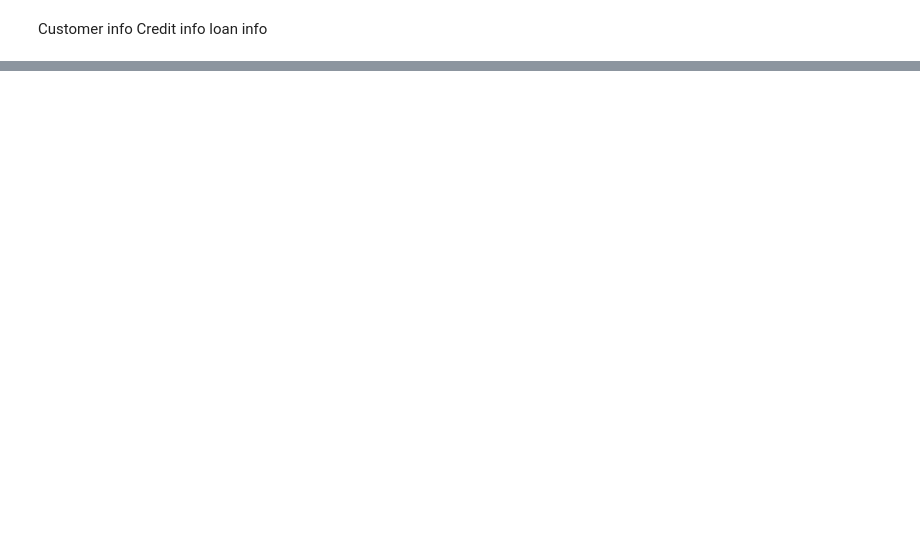
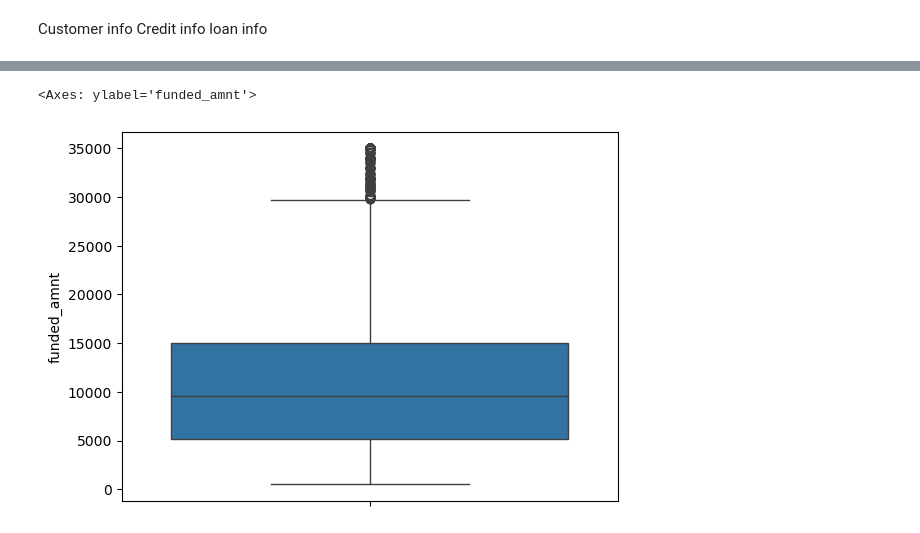
Before and after one commit to sunnyku/MS, a Jupyter notebook: case_study/staging.ipynb, the cells around one changed output, grey strips where cells are left out. Drawn from its saved outputs; the diff is of its cells as text; code cells hidden in the pictures; blank space fills up the shorter version.

```diff
--- a/case_study/staging.ipynb
+++ b/case_study/staging.ipynb
@@ -257,0 +441,5 @@ new_df.head()
+# %%
+sns.boxplot(data1.funded_amnt)
+# %% [output]
+<Axes: ylabel='funded_amnt'>
+[figure, added]
```
Also changed, not shown: parts of 48 cells of this notebook.
